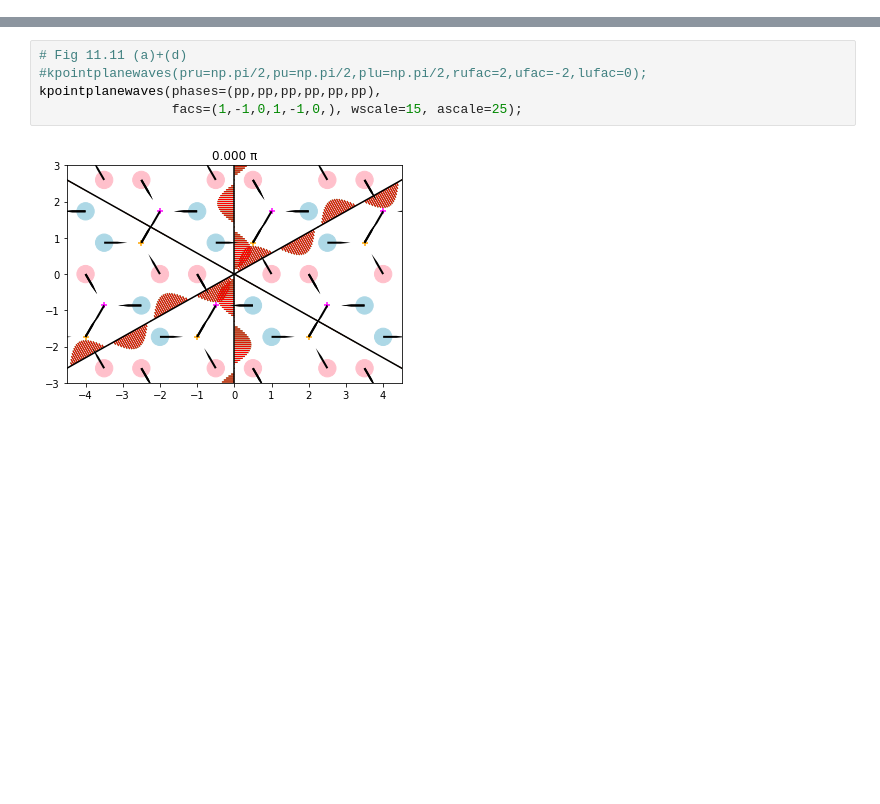
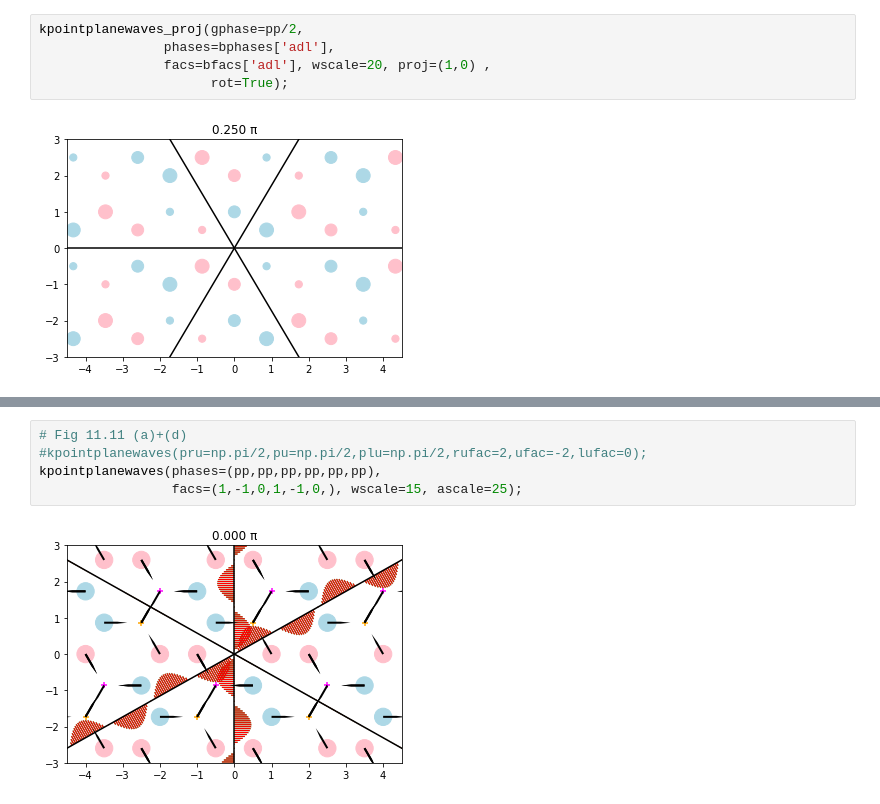
Before and after one commit to texnokrates/qpms-ipynotebooks, a Jupyter notebook: Untitled Folder 1/Irreps and Plane waves in hexagonal lattice.ipynb, the cells around one changed output, grey strips where cells are left out. Drawn from its saved outputs; the diff is of its cells as text; blank space fills up the shorter version.

```diff
--- a/Untitled Folder 1/Irreps and Plane waves in hexagonal lattice.ipynb
+++ b/Untitled Folder 1/Irreps and Plane waves in hexagonal lattice.ipynb
@@ -122,0 +275,7 @@ kpointplanewaves(gphase=0
+# %%
+kpointplanewaves_proj(gphase=pp/2,
+                phases=bphases['adl'],
+                facs=bfacs['adl'], wscale=20, proj=(1,0) ,
+                      rot=True);
+# %% [output]
+[figure, added]
```
Also changed, not shown: parts of 20 cells of this notebook.
